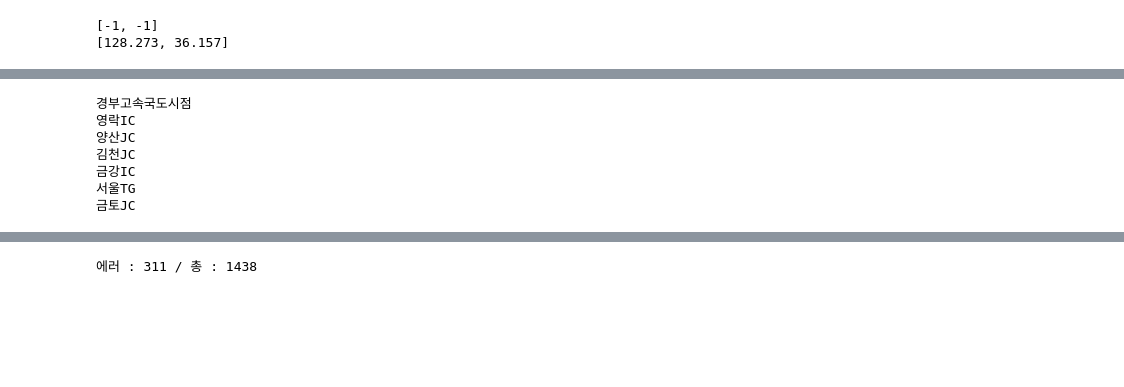
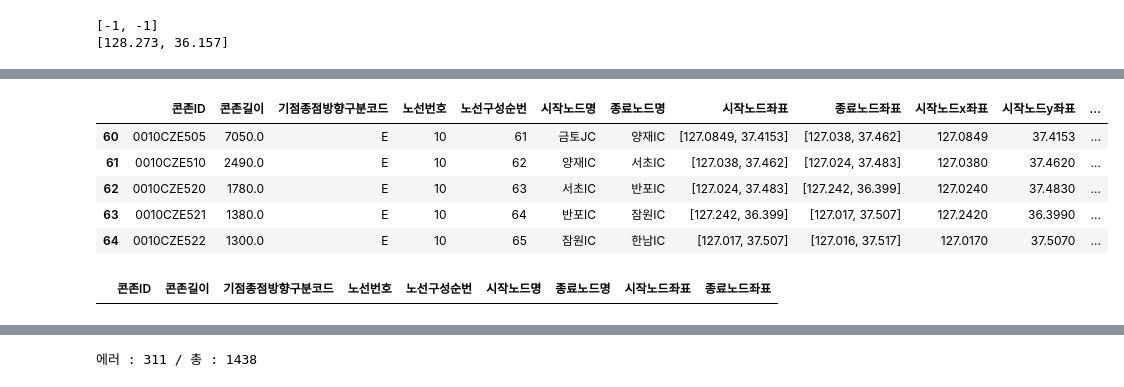
Before and after one commit to ghghtygh/akc_rproject, a Jupyter notebook: Untitled1.ipynb, the cells around one changed output, grey strips where cells are left out. Drawn from its saved outputs; the diff is of its cells as text; code cells hidden in the pictures; blank space fills up the shorter version.

```diff
--- a/Untitled1.ipynb
+++ b/Untitled1.ipynb
@@ -155,13 +250,15 @@ df_kb_cz.to_csv(r'')
-# %%
-for index,values in df_kb_cz.iterrows():
-    tmp = values['시작노드좌표']
-    if tmp[0]==-1:
-        print(values['시작노드명'])
-# %% [output]
-경부고속국도시점
-영락IC
-양산JC
-김천JC
-금강IC
-서울TG
-금토JC
+# %%
+df_kb_cz = pd.read_csv('df_kb_cz.csv',encoding='cp949')
+df_kb_cz = df_kb_cz.drop('Unnamed: 0',1)
+df_kb_cz.tail(5)
+# %% [output]
+|  | 콘존ID | 콘존길이 | 기점종점방향구분코드 | 노선번호 | 노선구성순번 | 시작노드명 | 종료노드명 | 시작노드좌표 | 종료노드좌표 | 시작노드x좌표 | 시작노드y좌표 | ... |
+| 60 | 0010CZE505 | 7050.0 | E | 10 | 61 | 금토JC | 양재IC | [127.0849, 37.4153] | [127.038, 37.462] | 127.0849 | 37.4153 | ... |
+| 61 | 0010CZE510 | 2490.0 | E | 10 | 62 | 양재IC | 서초IC | [127.038, 37.462] | [127.024, 37.483] | 127.0380 | 37.4620 | ... |
+| 62 | 0010CZE520 | 1780.0 | E | 10 | 63 | 서초IC | 반포IC | [127.024, 37.483] | [127.242, 36.399] | 127.0240 | 37.4830 | ... |
+| 63 | 0010CZE521 | 1380.0 | E | 10 | 64 | 반포IC | 잠원IC | [127.242, 36.399] | [127.017, 37.507] | 127.2420 | 36.3990 | ... |
+| 64 | 0010CZE522 | 1300.0 | E | 10 | 65 | 잠원IC | 한남IC | [127.017, 37.507] | [127.016, 37.517] | 127.0170 | 37.5070 | ... |
+# %%
+df_kb_cz[df_kb_cz['시작노드좌표'].str.contains('-1')]
+# %% [output]
+|  | 콘존ID | 콘존길이 | 기점종점방향구분코드 | 노선번호 | 노선구성순번 | 시작노드명 | 종료노드명 | 시작노드좌표 | 종료노드좌표 |
```
Also changed, not shown: parts of 29 cells of this notebook, 7 other files.
